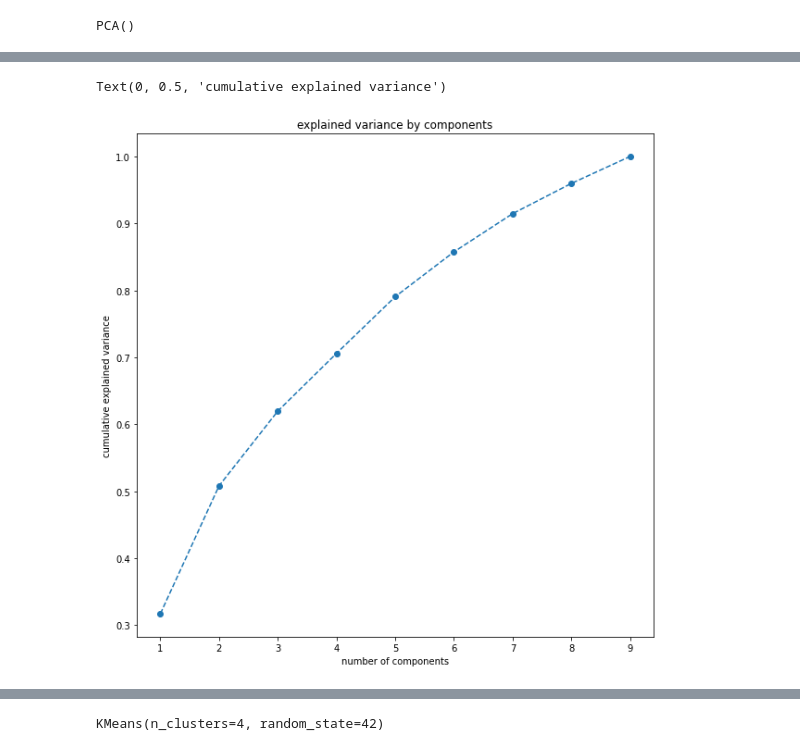
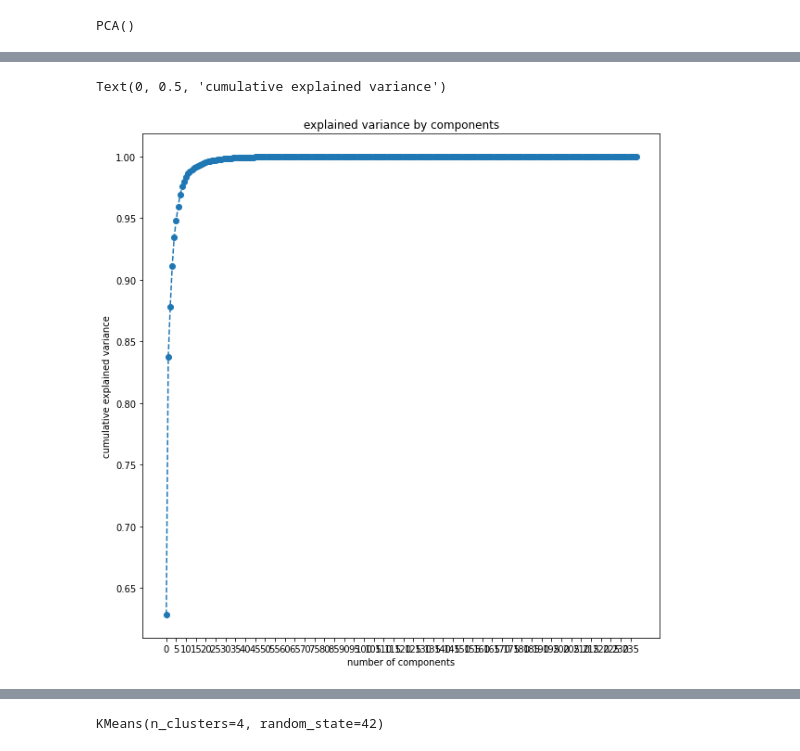
Before and after one commit to rengesf/flavorpred, a Jupyter notebook: clustering.ipynb, the cells around one changed output, grey strips where cells are left out. Saved outputs shown, nothing was run; the diff lists cells and outputs as text; code cells hidden in the pictures.

Commit message:
clustering expanded with ms data

```diff
--- a/clustering.ipynb
+++ b/clustering.ipynb
@@ -21,0 +11,8 @@ array([[50., 20., 60., ..., 50., 40., 40.],
+# %%
+# ms data
+file_path = 'data/cas_intensities.csv'
+data = pd.read_csv(file_path, delimiter=',', index_col = 0)
+# only use first repliat
+data = data[data["replicate"]==1]
+ms_data = data.drop(columns=["replicate"])
+ms_data_array=np.array(ms_data)
@@ -237,7 +366,6 @@ sns.heatmap(X_scaled_df.corr(),annot = True)'''
 # %%
-# perform pca
+#  we need to decide how many features we’d like to keep based on the cumulative variance plot.
 pca = PCA()
-pca.fit(X_scaled_df)
-#  we need to decide how many features we’d like to keep based on the cumulative variance plot.
+pca.fit(ms_data)
 # %% [output]
 PCA()
@@ -244,10 +389,13 @@ PCA()
 # %%
+#  we need to decide how many features we’d like to keep based on the cumulative variance plot.
+pca = PCA()
+pca.fit(ms_data)
 plt.figure(figsize=(10,10))
-plt.plot(range(1,10), pca.explained_variance_ratio_.cumsum(), marker='o', linestyle='--')
+plt.plot(range(0,len(ms_data.index)), pca.explained_variance_ratio_.cumsum(), marker='o', linestyle='--')
+plt.xticks(range(0,len(ms_data.index),5))
 plt.title('explained variance by components')
 plt.xlabel('number of components')
 plt.ylabel('cumulative explained variance')
-# presereve 80 % of variance so 5 components
 # %% [output]
 Text(0, 0.5, 'cumulative explained variance')
-[figure, old version]
+[figure, new version]
```
Also changed, not shown: parts of 61 cells of this notebook.
